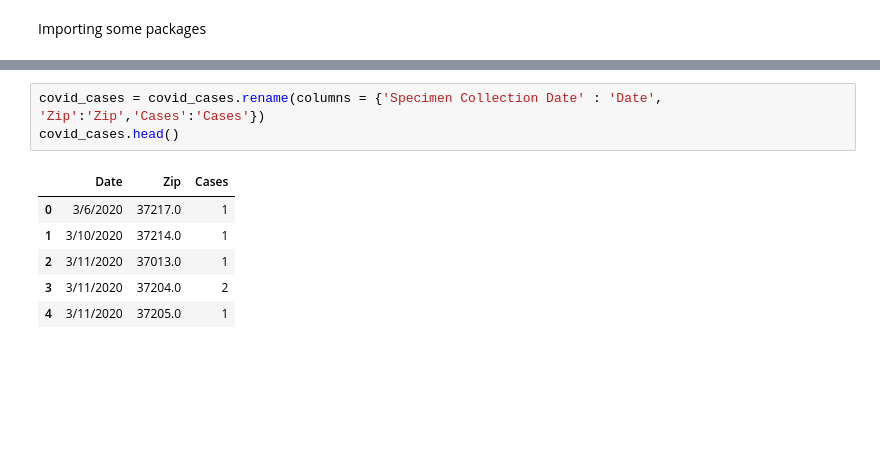
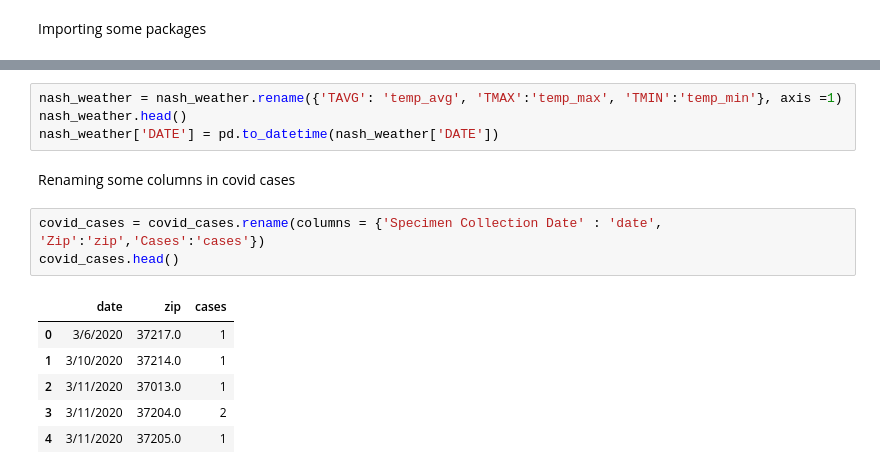
Before and after one commit to Engu12/nash-covid-cases-vaccines-honky_tonkin, a Jupyter notebook: notebook/Teng_nash_covid.ipynb, the cells around one changed output, grey strips where cells are left out. Drawn from its saved outputs; the diff is of its cells as text; blank space fills up the shorter version.

```diff
--- a/notebook/Teng_nash_covid.ipynb
+++ b/notebook/Teng_nash_covid.ipynb
@@ -18,8 +96,14 @@ covid_cases.head()
+# %%
+nash_weather = nash_weather.rename({'TAVG': 'temp_avg', 'TMAX':'temp_max', 'TMIN':'temp_min'}, axis =1)
+nash_weather.head()
+nash_weather['DATE'] = pd.to_datetime(nash_weather['DATE'])
+# %% [markdown]
+Renaming some columns in covid cases
 # %%
-covid_cases = covid_cases.rename(columns = {'Specimen Collection Date' : 'Date', 'Zip':'Zip','Cases':'Cases'})
+covid_cases = covid_cases.rename(columns = {'Specimen Collection Date' : 'date', 'Zip':'zip','Cases':'cases'})
 covid_cases.head()
 # %% [output]
-|  | Date | Zip | Cases |
+|  | date | zip | cases |
 | 0 | 3/6/2020 | 37217.0 | 1 |
 | 1 | 3/10/2020 | 37214.0 | 1 |
 | 2 | 3/11/2020 | 37013.0 | 1 |
```
Also changed, not shown: parts of 16 cells of this notebook, 1 other file.
